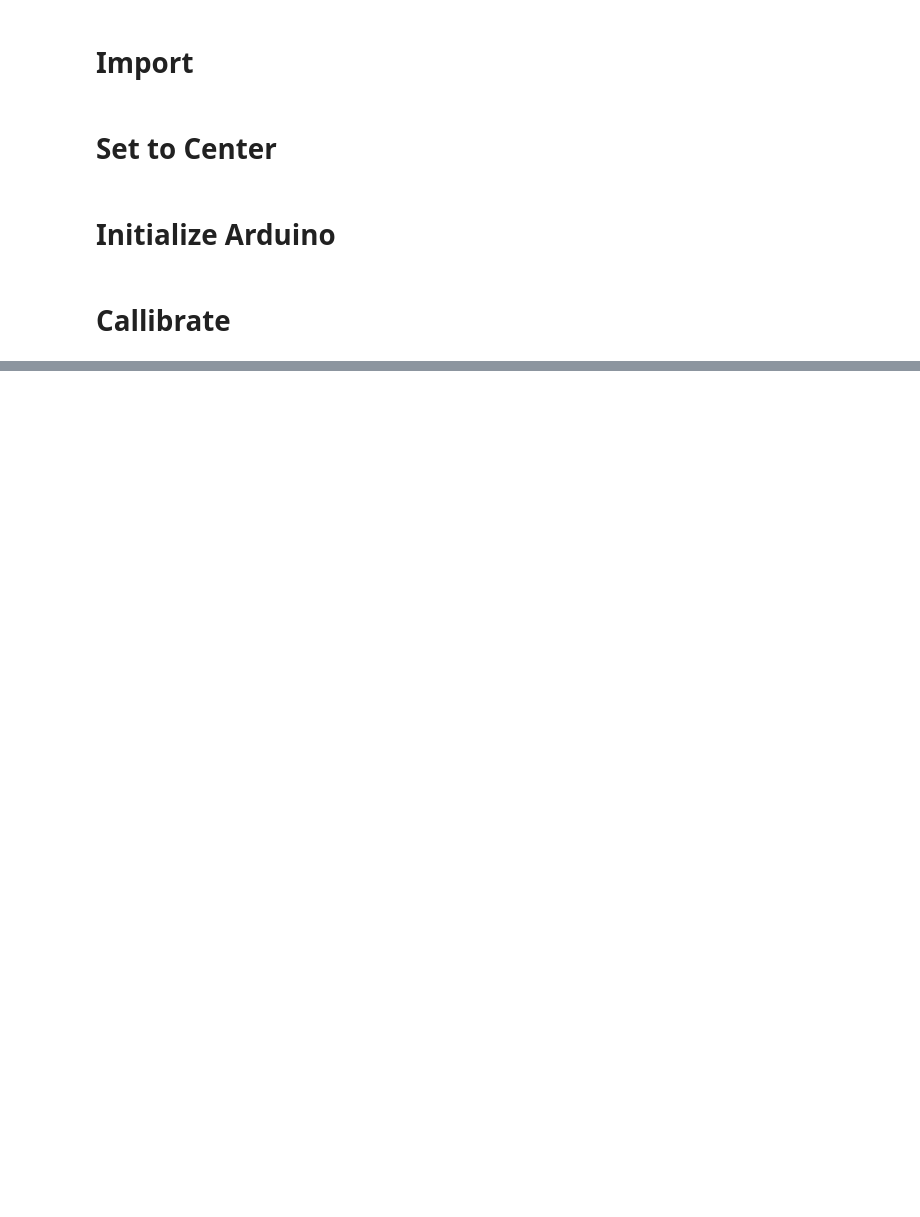
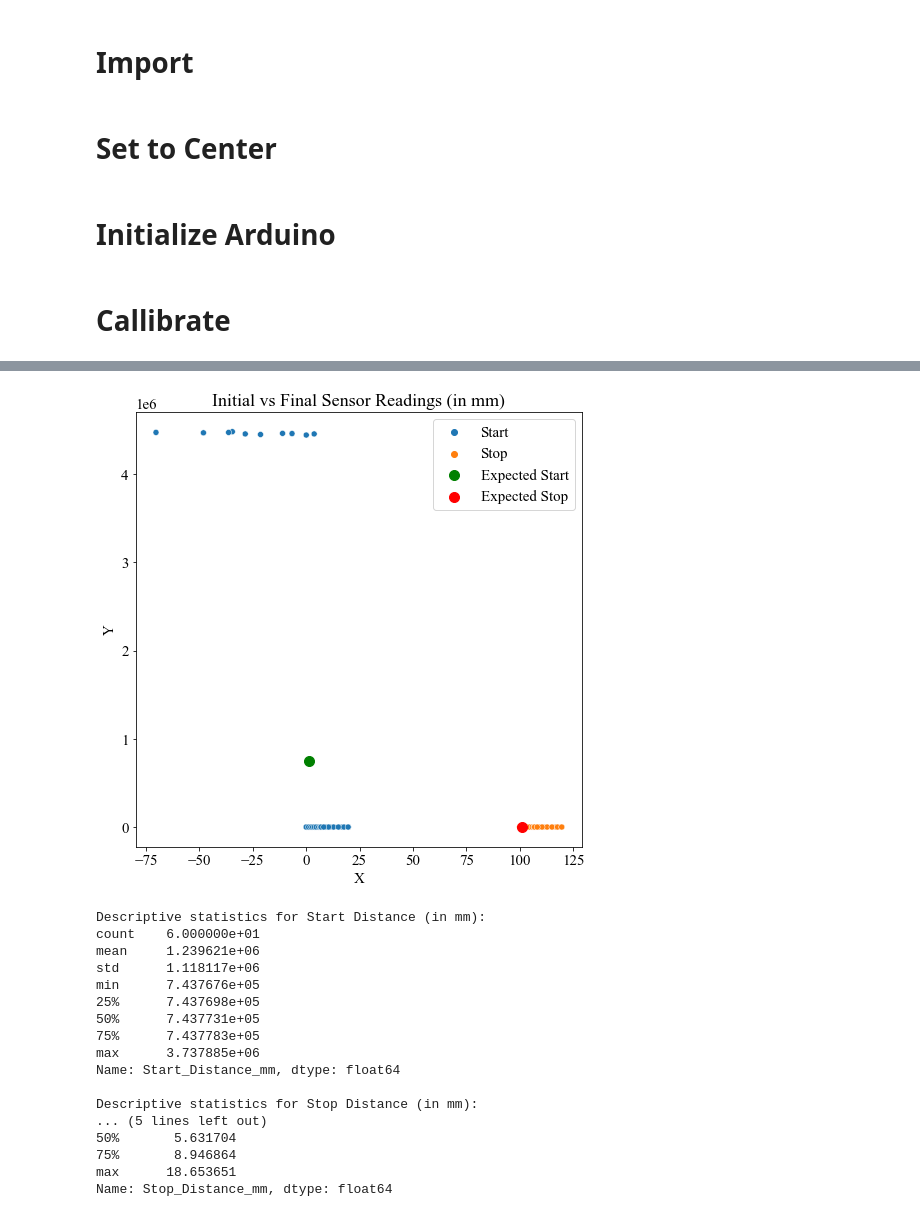
Before and after one commit to madamoniem/Optical-Sensor-Callibrator-for-Stage, a Jupyter notebook: calibration_script.ipynb, the cells around one changed output, grey strips where cells are left out. Saved outputs shown, nothing was run; the diff lists cells and outputs as text; code cells hidden in the pictures; blank space fills up the shorter version.

```diff
--- a/calibration_script.ipynb
+++ b/calibration_script.ipynb
@@ -153,0 +219,68 @@ Calibration factor for Y: 0.02617115938236064
+# %%
+
+
+
+import matplotlib.pyplot as plt
+import seaborn as sns
+from matplotlib.patches import Circle
+
+# Load the calibration results from the CSV file
+df = pd.read_csv('calibration_script_results.csv')
+
+# Convert sensor readings to mm using the calibration factors
+df['Initial_Sensor_X_mm'] = df['Initial_Sensor_X'] * df['Calibration_Factor_X']
+df['Initial_Sensor_Y_mm'] = df['Initial_Sensor_Y'] * df['Calibration_Factor_Y']
+df['Final_Sensor_X_mm'] = df['Final_Sensor_X'] * df['Calibration_Factor_X']
+df['Final_Sensor_Y_mm'] = df['Final_Sensor_Y'] * df['Calibration_Factor_Y']
+
+# Define a new DataFrame for plotting purpose
+plot_df = pd.concat([
+    df[['Initial_Sensor_X_mm', 'Initial_Sensor_Y_mm']].rename(columns={'Initial_Sensor_X_mm': 'X', 'Initial_Sensor_Y_mm': 'Y'}).assign(Position='Start'),
+    df[['Final_Sensor_X_mm', 'Final_Sensor_Y_mm']].rename(columns={'Final_Sensor_X_mm': 'X', 'Final_Sensor_Y_mm': 'Y'}).assign(Position='Stop')
+])
+
+# Compute mean start and stop positions
+mean_start_x = df['Initial_Sensor_X_mm'].mean()
+mean_start_y = df['Initial_Sensor_Y_mm'].mean()
+
+mean_stop_x = df['Final_Sensor_X_mm'].mean()
+mean_stop_y = df['Final_Sensor_Y_mm'].mean()
+
+# Calculate the distance of each start and stop position from the mean start and stop positions
+df['Start_Distance_mm'] = np.sqrt((df['Initial_Sensor_X_mm'] - mean_start_x)**2 + (df['Initial_Sensor_Y_mm'] - mean_start_y)**2)
+df['Stop_Distance_mm'] = np.sqrt((df['Final_Sensor_X_mm'] - mean_stop_x)**2 + (df['Final_Sensor_Y_mm'] - mean_stop_y)**2)
+
+# Scatter plot of initial and final sensor readings for both X and Y directions
+plt.figure(figsize=(8, 8))
+sns.scatterplot(data=plot_df, x="X", y="Y", hue='Position')
+plt.scatter(mean_start_x, mean_start_y, color='green', s=100, label='Expected Start')
+plt.scatter(mean_stop_x, mean_stop_y, color='red', s=100, label='Expected Stop')
+plt.title('Initial vs Final Sensor Readings (in mm)')
+plt.legend()
+
+plt.show()
+
+# Print out descriptive statistics for the distances of each start and stop position from the mean start and stop positions
+print("\nDescriptive statistics for Start Distance (in mm):")
+print(df['Start_Distance_mm'].describe())
+print("\nDescriptive statistics for Stop Distance (in mm):")
+print(df['Stop_Distance_mm'].describe())
+# %% [output]
+[figure, added]
+Descriptive statistics for Start Distance (in mm):
+count    6.000000e+01
+mean     1.239621e+06
+std      1.118117e+06
+min      7.437676e+05
+25%      7.437698e+05
+50%      7.437731e+05
+75%      7.437783e+05
+max      3.737885e+06
+Name: Start_Distance_mm, dtype: float64
+
+Descriptive statistics for Stop Distance (in mm):
+... (5 lines left out)
+50%       5.631704
+75%       8.946864
+max      18.653651
+Name: Stop_Distance_mm, dtype: float64
```
Also changed, not shown: parts of 4 cells of this notebook.
